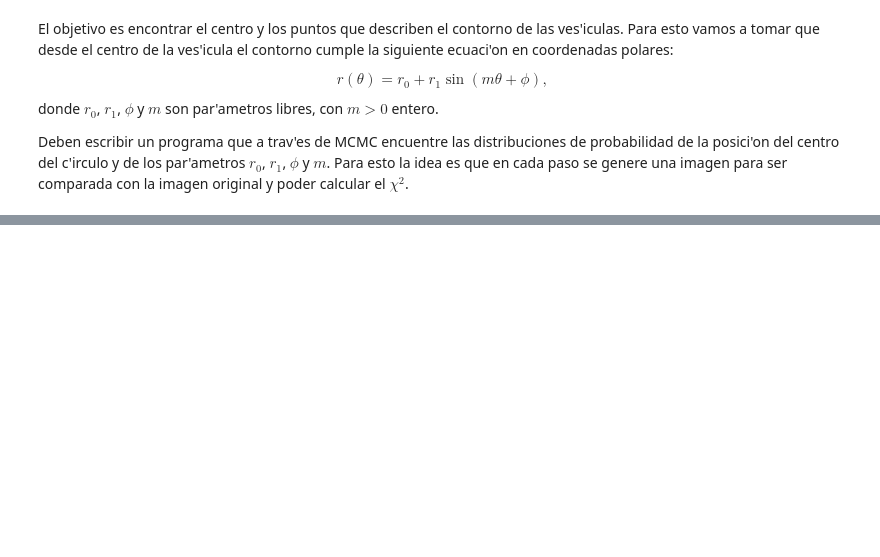
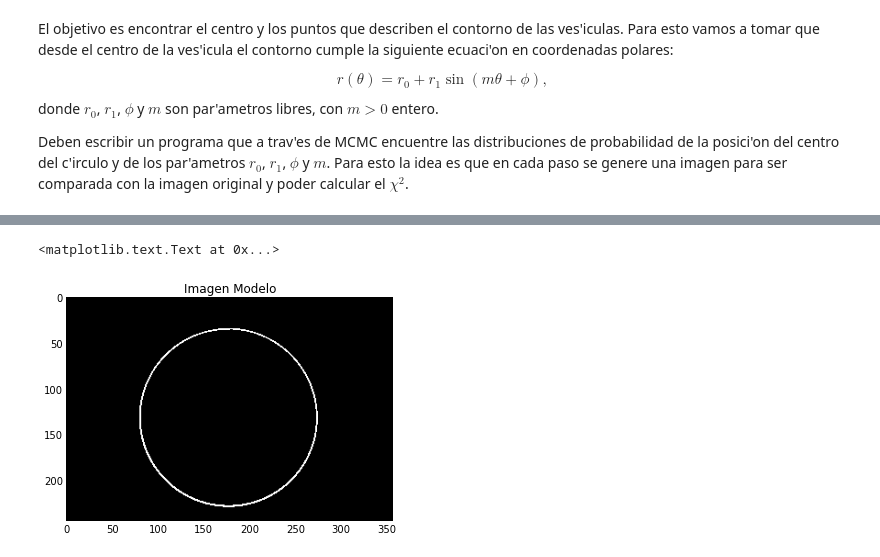
Before and after one commit to sebastianrosales/Castillo_Rosales_hw8, a Jupyter notebook: VesiculasDeRudy.ipynb, the cells around one changed output, grey strips where cells are left out. Drawn from its saved outputs; the diff is of its cells as text; code cells hidden in the pictures; blank space fills up the shorter version.

```diff
--- a/VesiculasDeRudy.ipynb
+++ b/VesiculasDeRudy.ipynb
@@ -82,0 +202,17 @@ print theta_obs
+# %%
+ImModel=zeros([xmax,ymax])
+for i in range(1,xmax):
+    for j in range(1,ymax):
+        x=i-122
+        y=j-178
+        r1=sqrt((x*x)+(y*y))
+        theta=arctan2(y,x)
+        r2=modelo(theta,best_r0,best_r1, best_m, best_phi)
+        if (abs(r1-r2)/r1)<0.01:
+            ImModel[i,j]=1
+fig3 = figure(0)
+imshow(ImModel[:,:], cmap = cm.Greys_r)
+plt.title('Imagen Modelo', fontsize=12)
+# %% [output]
+<matplotlib.text.Text at 0x...>
+[figure, added]
```
Also changed, not shown: parts of 13 cells of this notebook.
